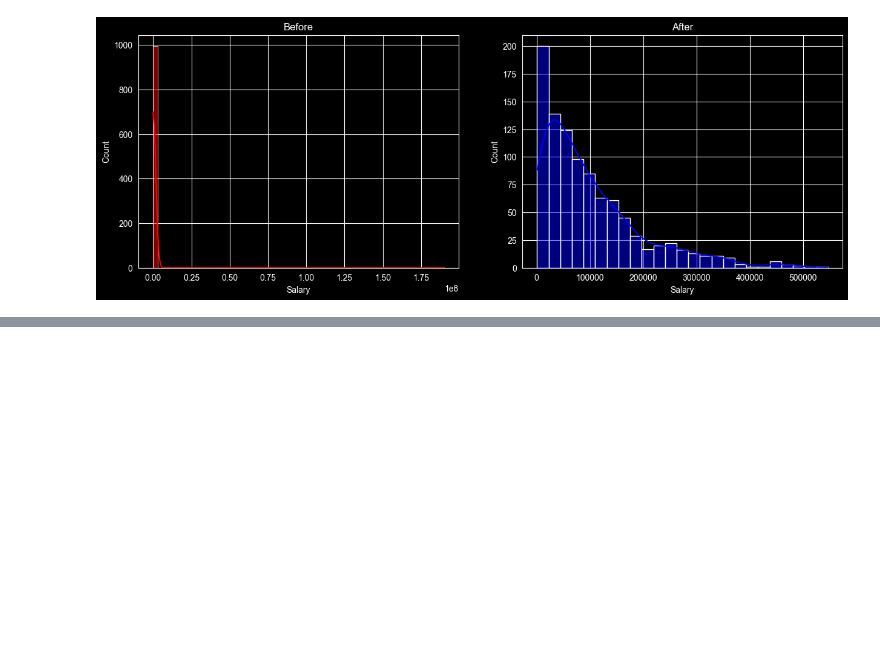
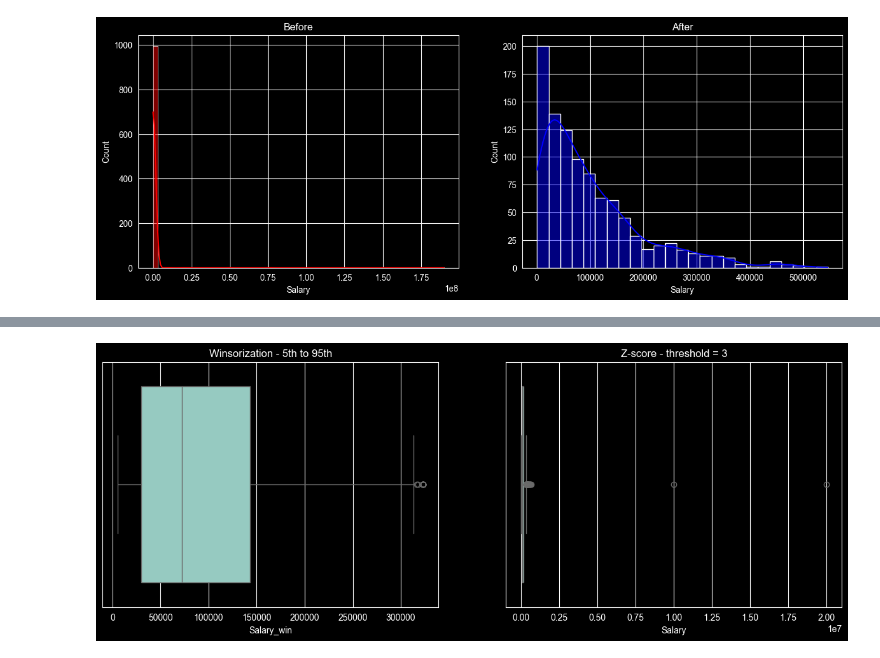
Before and after one commit to krish-desai-123/Data-Preprocessing-and-Feature-Engineering, a Jupyter notebook: Lab_Work_2_5.ipynb, the cells around one changed output, grey strips where cells are left out. Cells and saved outputs as stored; diff of their text form; code cells hidden in the pictures; blank space fills up the shorter version.

```diff
--- a/Lab_Work_2_5.ipynb
+++ b/Lab_Work_2_5.ipynb
@@ -87,0 +238,13 @@ plt.show()
+# %%
+# Z-score
+
+mean = df['Salary'].mean()
+std = df['Salary'].std()
+
+df['z_score'] = (df['Salary']-mean) / std
+
+threshold = 3
+
+df_z = df[df['z_score'].abs() <= threshold].copy()
+df_z.drop(columns=['z_score'], inplace=True)
+print(f'Cleaned Data: \n{df_z}')
@@ -87,0 +267,13 @@ plt.show()
+# %%
+# plot
+
+figs, axes = plt.subplots(1,2,figsize=(15,5))
+
+sns.boxplot(data=df, x='Salary_win', ax=axes[0])
+axes[0].set_title('Winsorization - 5th to 95th')
+sns.boxplot(data=df_z, x='Salary', ax=axes[1])
+axes[1].set_title('Z-score - threshold = 3')
+
+plt.show()
+# %% [output]
+[figure, added]
```
Also changed, not shown: parts of 11 cells of this notebook.
